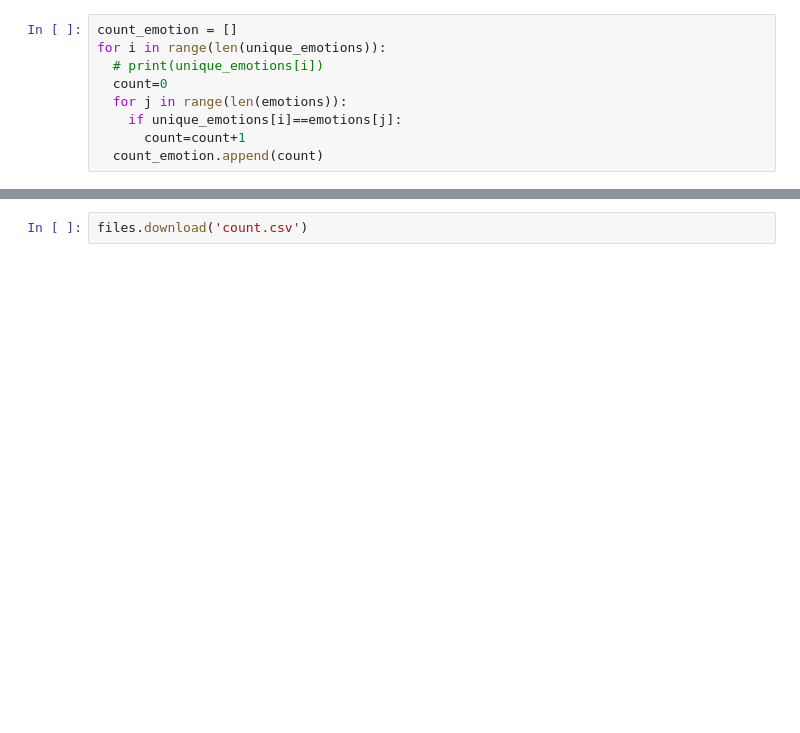
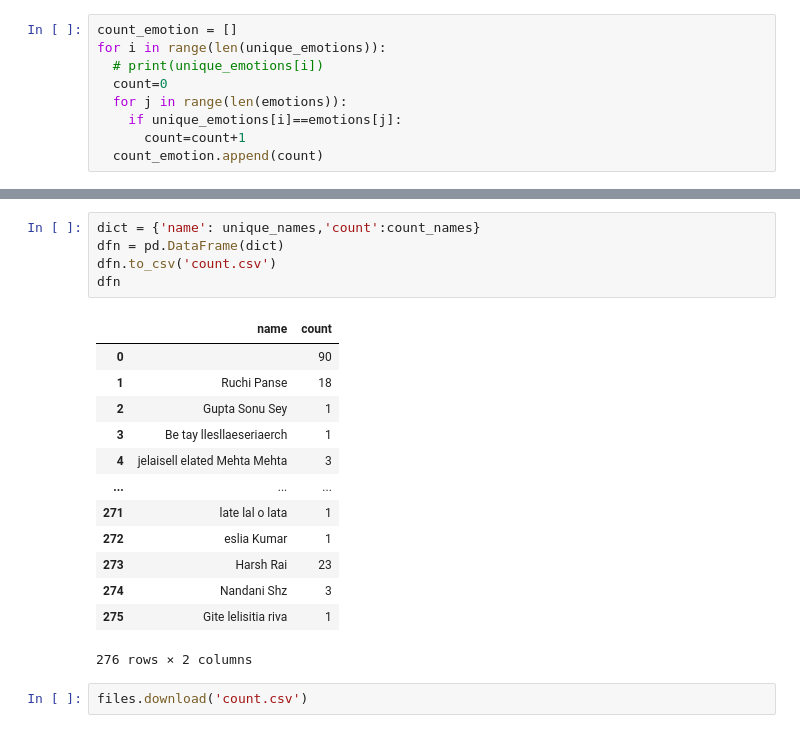
Before and after one commit to karanjayswal/Online-Class-Emotion, a Jupyter notebook: Text_to_CSV.ipynb, the cells around one changed output, grey strips where cells are left out. Saved outputs shown, nothing was run; the diff lists cells and outputs as text; blank space fills up the shorter version.

```diff
--- a/Text_to_CSV.ipynb
+++ b/Text_to_CSV.ipynb
@@ -129,3 +154,22 @@ dfc
+# %%
+dict = {'name': unique_names,'count':count_names}
+dfn = pd.DataFrame(dict)
+dfn.to_csv('count.csv')
+dfn
+# %% [output]
+|  | name | count |
+| 0 |  | 90 |
+| 1 | Ruchi Panse | 18 |
+| 2 | Gupta Sonu Sey | 1 |
+| 3 | Be tay llesllaeseriaerch | 1 |
+| 4 | jelaisell elated Mehta Mehta | 3 |
+| ... | ... | ... |
+| 271 | late lal o lata | 1 |
+| 272 | eslia Kumar | 1 |
+| 273 | Harsh Rai | 23 |
+| 274 | Nandani Shz | 3 |
+| 275 | Gite lelisitia riva | 1 |
+276 rows × 2 columns
 # %%
 files.download('count.csv')
 # %% [output]
```
Also changed, not shown: parts of 20 cells of this notebook.
